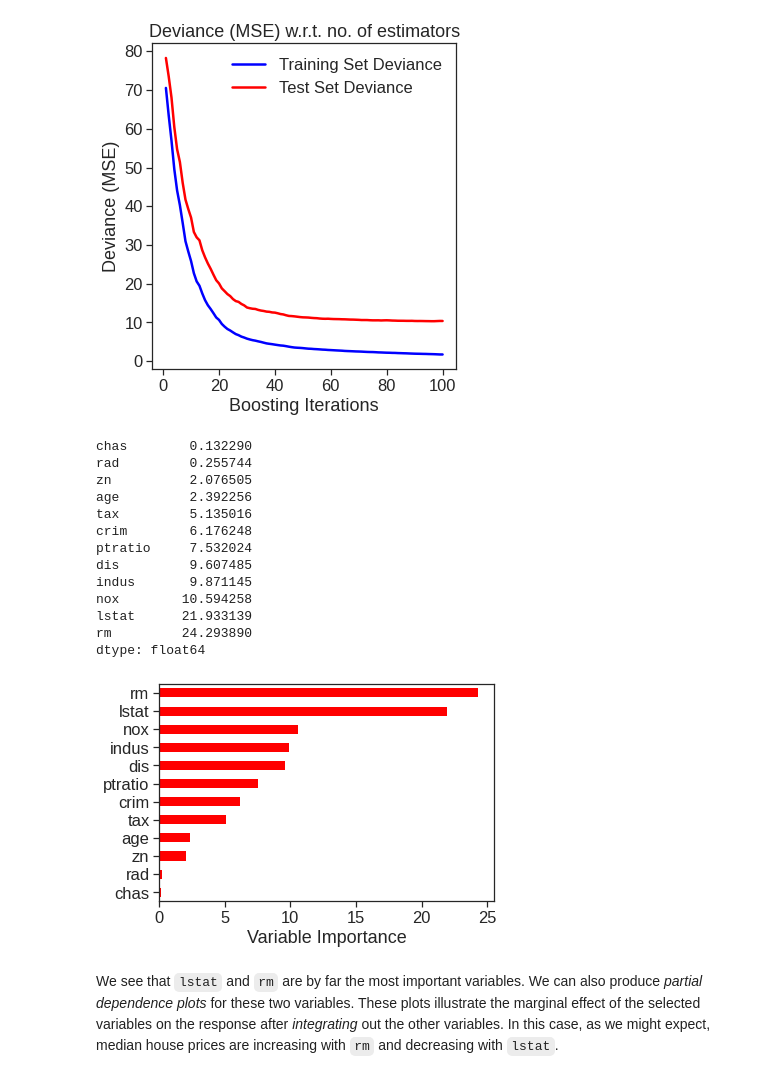
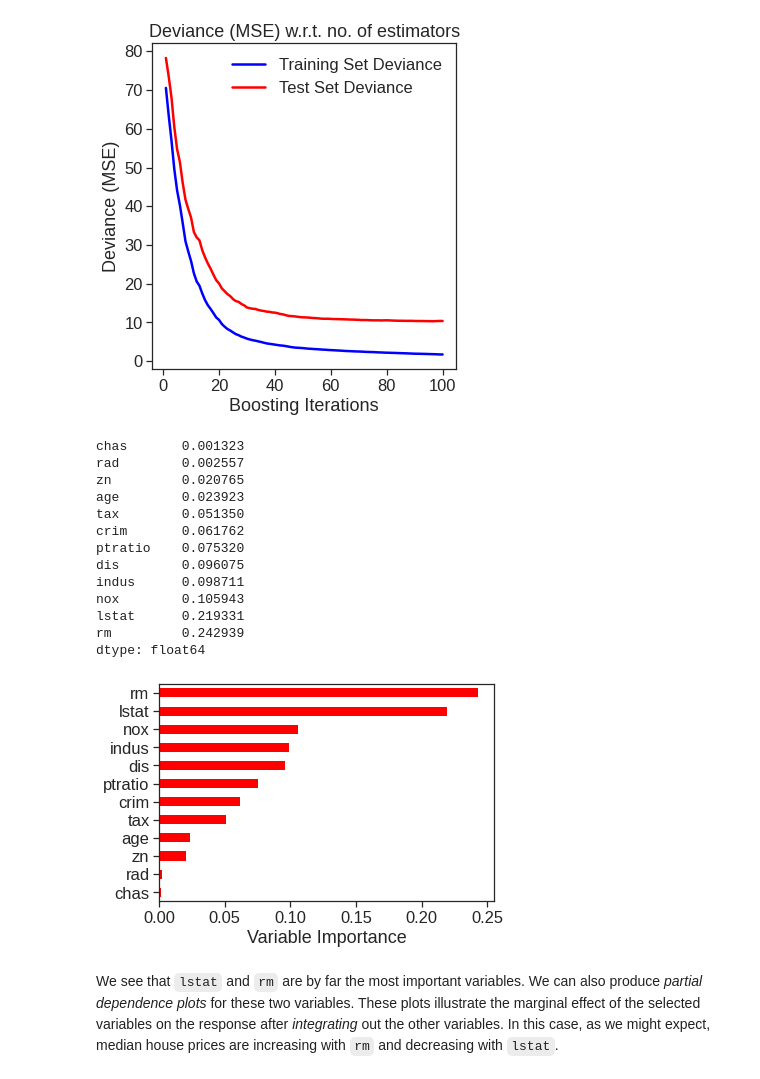
Before and after one commit to phonchi/nsysu-math6084, a Jupyter notebook: static_files/presentations/Chapter_8_Lab.ipynb, the cells around one changed output. Drawn from its saved outputs; the diff is of its cells as text; code cells hidden in the pictures.

```diff
--- a/static_files/presentations/Chapter_8_Lab.ipynb
+++ b/static_files/presentations/Chapter_8_Lab.ipynb
@@ -407,7 +427,7 @@ X = Boston.drop('medv', axis=1)
 y = Boston.medv
 X_train, X_test, y_train, y_test = train_test_split(X, y, train_size=0.5, random_state=1)
 # %%
-reg_tree = tree.DecisionTreeRegressor(max_depth=3, min_samples_leaf=5, random_state=1)
+reg_tree = DecisionTreeRegressor(max_depth=3, min_samples_leaf=5, random_state=1)
 reg_tree.fit(X_train, y_train)
 # %% [output]
 DecisionTreeRegressor(max_depth=3, min_samples_leaf=5, random_state=1)
@@ -449,7 +469,7 @@ print("best tree size = ", tree_sizes[np.argmin(MSE_scores)])
 best tree size =  7
 [figure]
 # %%
-reg_tree = tree.DecisionTreeRegressor(max_leaf_nodes=7, random_state=1)
+reg_tree = DecisionTreeRegressor(max_leaf_nodes=7, random_state=1)
 reg_tree.fit(X_train, y_train)
 pred = reg_tree.predict(X_test)
 mse = mean_squared_error(y_test, pred)
@@ -585,27 +605,27 @@ print("Train/Test Split GBR with 500 estimators: %.4f" % test_score[-1])
 Train/Test Split GBR with 500 estimators: 10.3780
 [figure]
 # %%
-feature_importance = regr3.feature_importances_*100
+feature_importance = regr3.feature_importances_
 rel_imp = pd.Series(feature_importance, index=X.columns).sort_values(inplace=False)
 print(rel_imp)
 rel_imp.T.plot(kind='barh', color='r', )
 plt.xlabel('Variable Importance')
 plt.gca().legend_ = None
 # %% [output]
-chas        0.132290
-rad         0.255744
-zn          2.076505
-age         2.392256
-tax         5.135016
-crim        6.176248
-ptratio     7.532024
-dis         9.607485
-indus       9.871145
-nox        10.594258
-lstat      21.933139
-rm         24.293890
+chas       0.001323
+rad        0.002557
+zn         0.020765
+age        0.023923
+tax        0.051350
+crim       0.061762
+ptratio    0.075320
+dis        0.096075
+indus      0.098711
+nox        0.105943
+lstat      0.219331
+rm         0.242939
 dtype: float64
-[figure, old version]
+[figure, new version]
 # %% [markdown]
 We see that `lstat` and `rm` are by far the most important variables. We can also produce *partial dependence plots* for these two variables. These plots illustrate the marginal effect of the selected variables on the response after *integrating* out the other variables. In this case, as we might expect, median house prices are increasing with `rm` and decreasing with `lstat`.
 # %%
```
Also changed, not shown: parts of 23 cells of this notebook, 1 other file.
